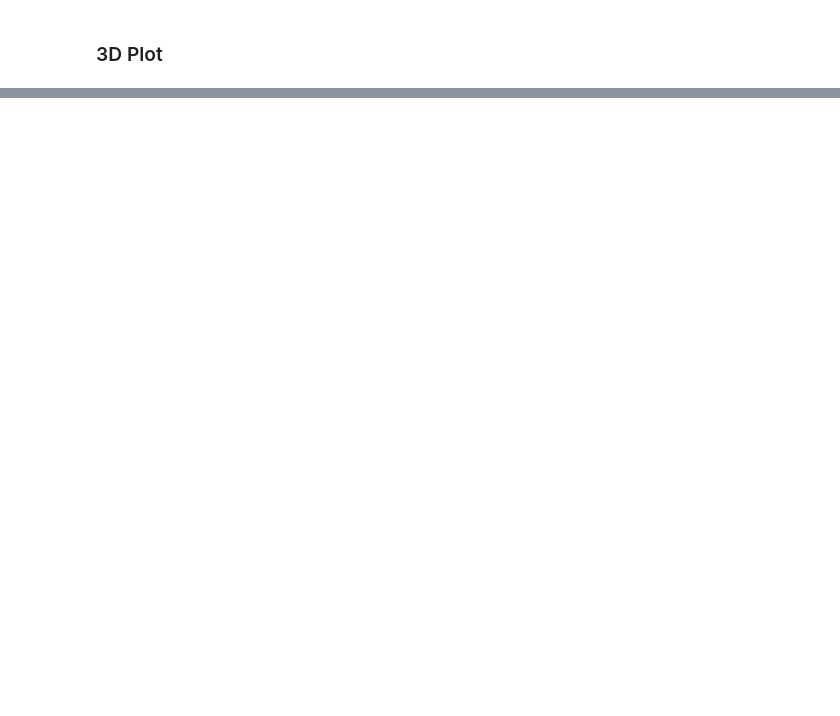
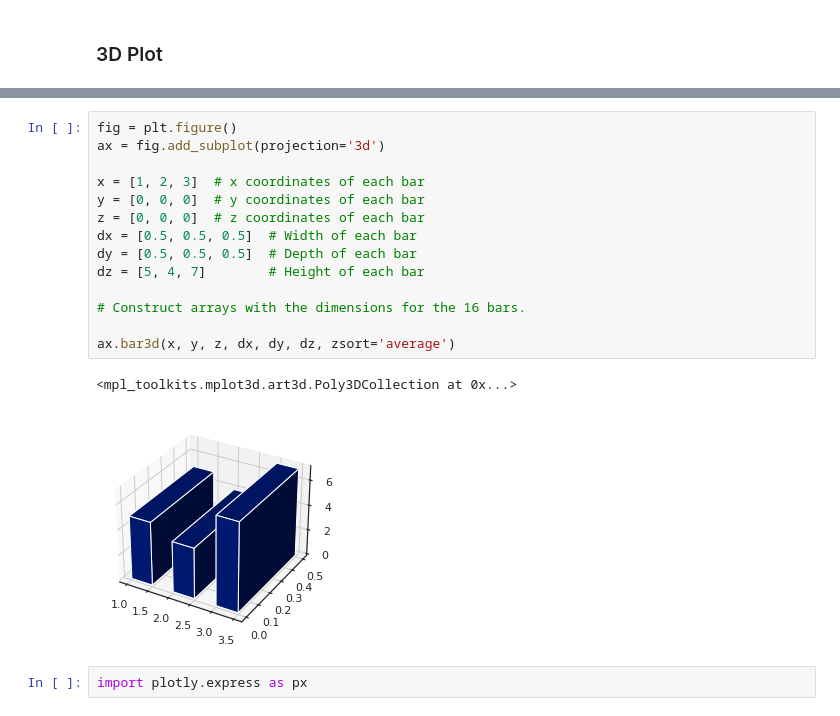
Before and after one commit to ignc-research/arena-evaluation, a Jupyter notebook: 03_plotting/working_with_large_datasets.ipynb, the cells around one changed output, grey strips where cells are left out. Drawn from its saved outputs; the diff is of its cells as text; blank space fills up the shorter version.

```diff
--- a/03_plotting/working_with_large_datasets.ipynb
+++ b/03_plotting/working_with_large_datasets.ipynb
@@ -314,0 +342,19 @@ https://matplotlib.org/stable/gallery/mplot3d/scatter3d.html#sphx-glr-gallery-mp
+# %%
+fig = plt.figure()
+ax = fig.add_subplot(projection='3d')
+
+x = [1, 2, 3]  # x coordinates of each bar
+y = [0, 0, 0]  # y coordinates of each bar
+z = [0, 0, 0]  # z coordinates of each bar
+dx = [0.5, 0.5, 0.5]  # Width of each bar
+dy = [0.5, 0.5, 0.5]  # Depth of each bar
+dz = [5, 4, 7]        # Height of each bar
+
+# Construct arrays with the dimensions for the 16 bars.
+
+ax.bar3d(x, y, z, dx, dy, dz, zsort='average')
+# %% [output]
+<mpl_toolkits.mplot3d.art3d.Poly3DCollection at 0x...>
+[figure, added]
+# %%
+import plotly.express as px
```
Also changed, not shown: parts of 23 cells of this notebook, 1 other file.
